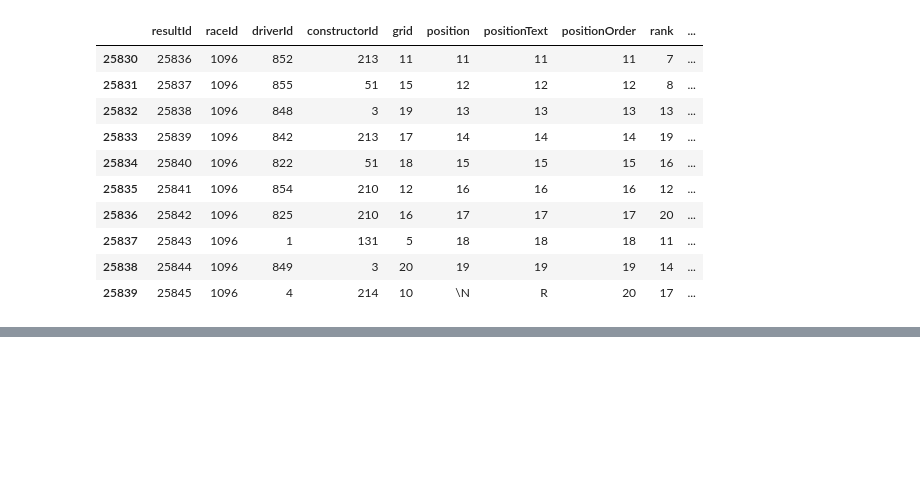
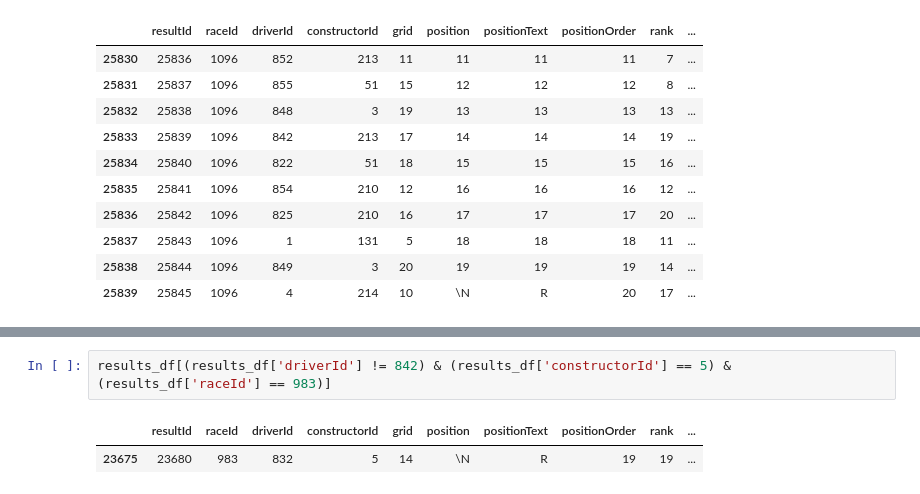
Before and after one commit to IndieJones51/Formula-One-Elo-Ranking, a Jupyter notebook: Dataset Exploration.ipynb, the cells around one changed output, grey strips where cells are left out. Cells and saved outputs as stored; diff of their text form; blank space fills up the shorter version.

```diff
--- a/Dataset Exploration.ipynb
+++ b/Dataset Exploration.ipynb
@@ -170,0 +187,5 @@ results_df.tail(10)
+# %%
+results_df[(results_df['driverId'] != 842) & (results_df['constructorId'] == 5) & (results_df['raceId'] == 983)]
+# %% [output]
+|  | resultId | raceId | driverId | constructorId | grid | position | positionText | positionOrder | rank | ... |
+| 23675 | 23680 | 983 | 832 | 5 | 14 | \N | R | 19 | 19 | ... |
```
Also changed, not shown: parts of 2 cells of this notebook, 2 other files.
